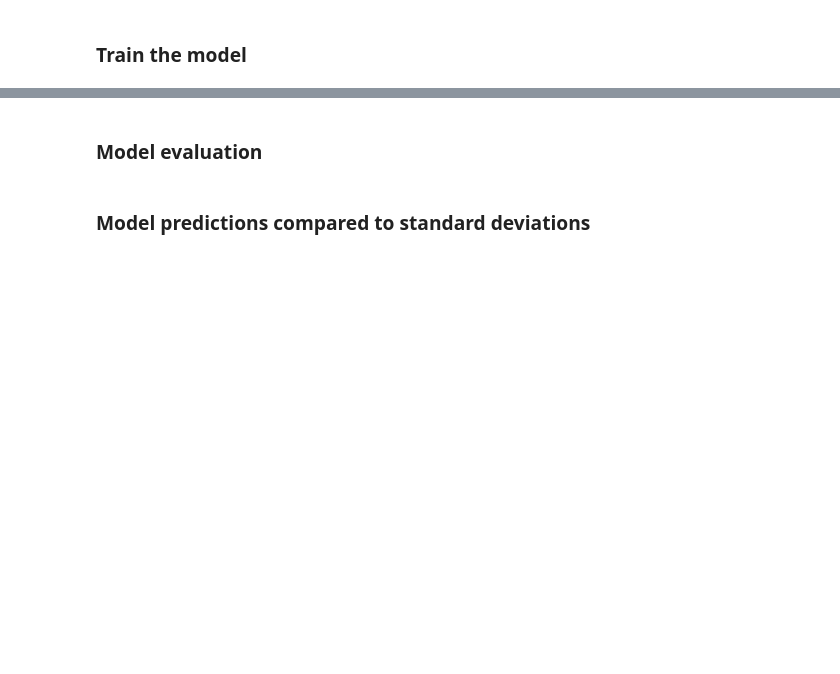
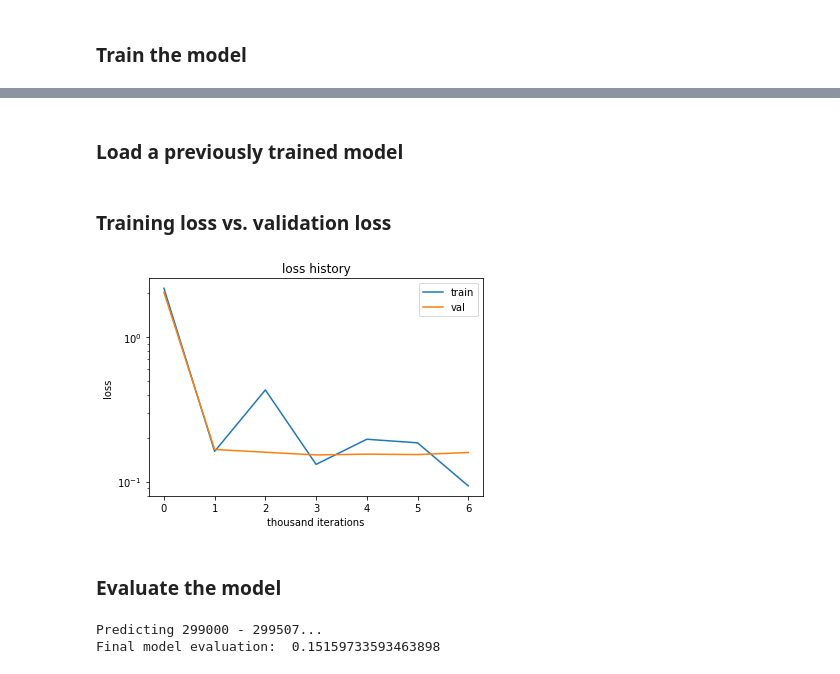
Before and after one commit to dvorjackz/RNN-moneymaker, a Jupyter notebook: Moneymaker.ipynb, the cells around one changed output, grey strips where cells are left out. Cells and saved outputs as stored; diff of their text form; code cells hidden in the pictures; blank space fills up the shorter version.

```diff
--- a/Moneymaker.ipynb
+++ b/Moneymaker.ipynb
@@ -121,3 +15,5 @@ Done
+# %%
+X_train, X_val, y_train, y_val, train_mean, val_mean, train_std, val_std = torch.load("assets/all.pt")
 # %%
 print("X_train shape: \t\t", X_train.shape)
 print("X_val shape: \t\t", X_val.shape)
@@ -182,7 +52,7 @@ class Dataset(torch.utils.data.Dataset):
 # %%
 batch_size = 32
 dataset = Dataset(X_train, y_train)
-loader = DataLoader(dataset, batch_size)
+loader = DataLoader(dataset, batch_size, shuffle=True)
 # %%
 class RNNClassifier(nn.Module):
     def __init__(self, input_dim, hidden_dim, output_dim):
@@ -191,8 +61,8 @@ class RNNClassifier(nn.Module):
         self.hidden_dim = hidden_dim
         self.output_dim = output_dim
 
-        self.rnn = nn.LSTM(input_dim, hidden_dim, batch_first=True)
-        self.drop = nn.Dropout(0.5)
+        self.rnn = nn.LSTM(input_dim, hidden_dim, batch_first=True, num_layers=2, dropout=0.5)
+#         self.drop = nn.Dropout(0.5)
         self.fc = nn.Linear(hidden_dim, output_dim)
 
     def forward(self, x, h=None):
@@ -200,7 +70,6 @@ class RNNClassifier(nn.Module):
             out, hn = self.rnn(x)
         else:
             out, hn = self.rnn(x, h.detach())
-        out = self.drop(out)
         out = self.fc(out[:, -1, :])
         return out
 # %%
@@ -241,6 +127,6 @@ model.train()
 # %%
 t0 = time.time()
-num_epochs = 3
+num_epochs = 1
 for ep in range(num_epochs):
     tstart = time.time()
     for i, data in enumerate(loader):
@@ -301,16 +180,22 @@ training loss: 0.248     val loss: 0.153
 # %%
 # ignore the UserWarning
 torch.save(model, 'assets/model.pt')
-# %% [markdown]
-### Model evaluation
+# %% [markdown]
+### Load a previously trained model
 # %%
 model = torch.load('assets/model.pt')
+# %% [markdown]
+### Training loss vs. validation loss
 # %%
 t_losses = [i for i in train_losses if i < 4000]
 plt.plot(t_losses)
 plt.plot(val_losses)
 plt.title('loss history')
-plt.xlabel('epoch')
+plt.xlabel('thousand iterations')
 plt.ylabel('loss')
 plt.yscale('log')
 plt.legend(['train', 'val'])
+
+plt.show()
+# %% [output]
+[figure, added]
@@ -321,2 +202,2 @@ print(criterion(pred, y_val))
-# %% [markdown]
-### Model predictions compared to standard deviations
+# %% [markdown]
+### Evaluate the model
@@ -323,4 +209,7 @@ print(criterion(pred, y_val))
 # %%
+model.eval()
+
+# predict in batches and aggregate to save space
 val_batch_size = 1000
 val_set_size = X_val.shape[0]
 preds = []
@@ -330,7 +219,9 @@ with torch.no_grad():
         end = min(i+val_batch_size, val_set_size)
         print("Predicting {} - {}...".format(start, end), end='\r')
         preds.append(model(X_val[start:end]))
-pred = torch.cat(preds, dim=0).cpu()
-print("")
-plt.plot((pred - y_val.cpu()).detach()[1000:1100])
-plt.title('std difference')
+pred = torch.cat(preds, dim=0)
+
+print("\nFinal model evaluation: ", criterion(pred, y_val).item())
+# %% [output]
+Predicting 299000 - 299507...
+Final model evaluation:  0.15159733593463898
```
Also changed, not shown: parts of 30 cells of this notebook, 6 other files.
